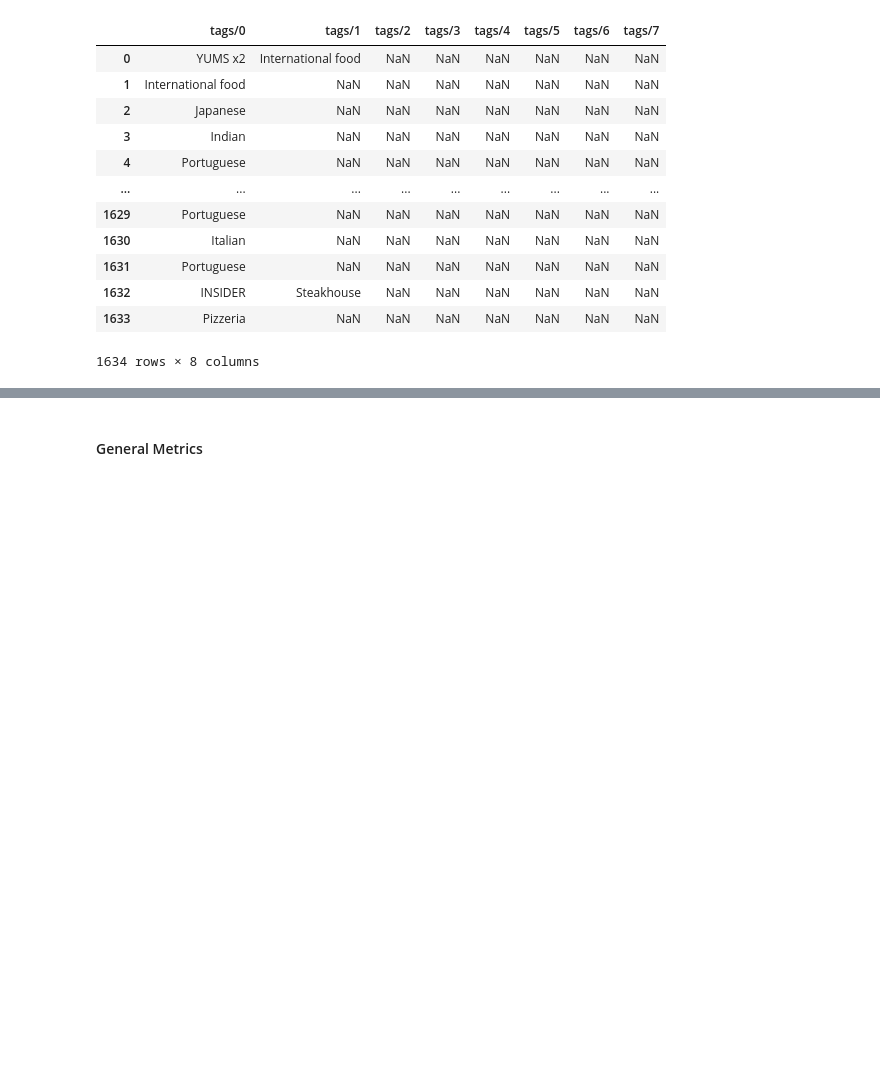
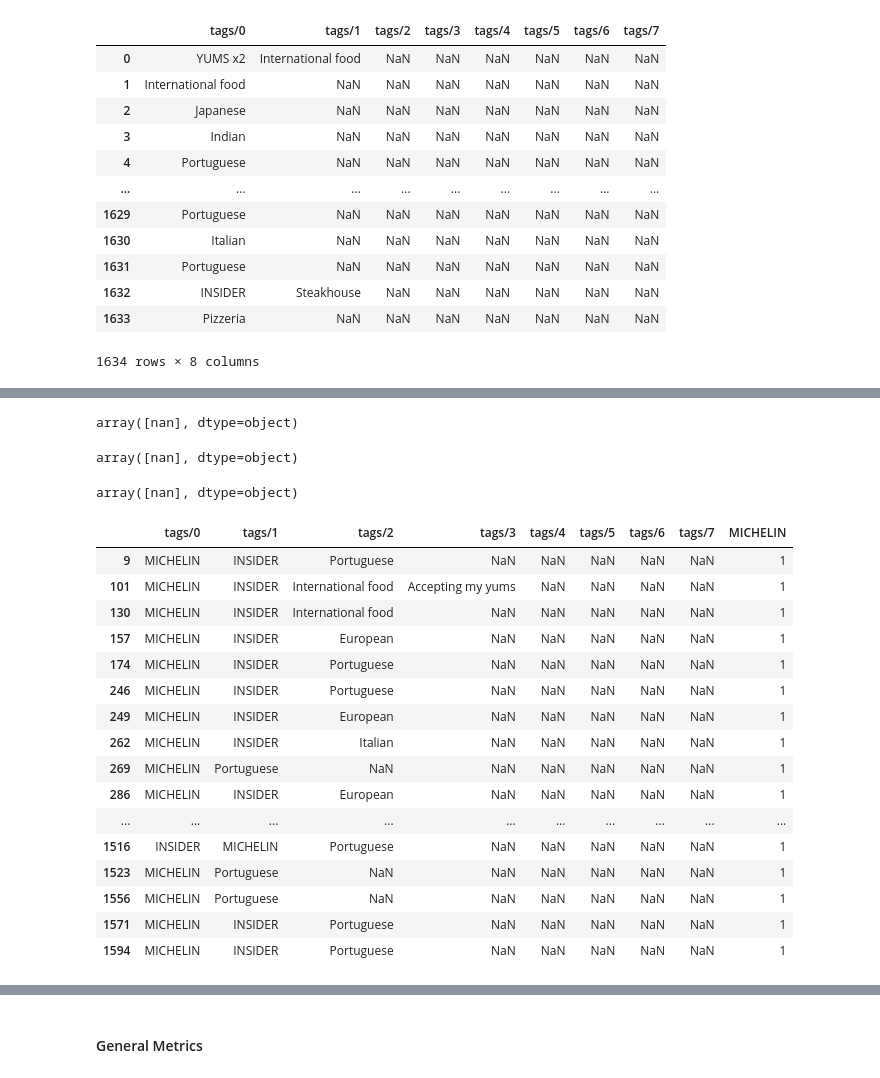
Before and after one commit to shaulleo/FlavourFlix, a Jupyter notebook: EDA1.ipynb, the cells around one changed output, grey strips where cells are left out. Drawn from its saved outputs; the diff is of its cells as text; code cells hidden in the pictures; blank space fills up the shorter version.

```diff
--- a/EDA1.ipynb
+++ b/EDA1.ipynb
@@ -328,0 +369,12 @@ df_tags
+# %%
+df_tags['tags/5'].unique()
+# %% [output]
+array([nan], dtype=object)
+# %%
+df_tags['tags/6'].unique()
+# %% [output]
+array([nan], dtype=object)
+# %%
+df_tags['tags/7'].unique()
+# %% [output]
+array([nan], dtype=object)
@@ -328,0 +383,22 @@ df_tags
+# %%
+df_tags['MICHELIN'] = df_tags.apply(lambda row: 1 if 'MICHELIN' in row.values else 0, axis=1)
+# %%
+df_tags[df_tags['MICHELIN']==1]
+# %% [output]
+|  | tags/0 | tags/1 | tags/2 | tags/3 | tags/4 | tags/5 | tags/6 | tags/7 | MICHELIN |
+| 9 | MICHELIN | INSIDER | Portuguese | NaN | NaN | NaN | NaN | NaN | 1 |
+| 101 | MICHELIN | INSIDER | International food | Accepting my yums | NaN | NaN | NaN | NaN | 1 |
+| 130 | MICHELIN | INSIDER | International food | NaN | NaN | NaN | NaN | NaN | 1 |
+| 157 | MICHELIN | INSIDER | European | NaN | NaN | NaN | NaN | NaN | 1 |
+| 174 | MICHELIN | INSIDER | Portuguese | NaN | NaN | NaN | NaN | NaN | 1 |
+| 246 | MICHELIN | INSIDER | Portuguese | NaN | NaN | NaN | NaN | NaN | 1 |
+| 249 | MICHELIN | INSIDER | European | NaN | NaN | NaN | NaN | NaN | 1 |
+| 262 | MICHELIN | INSIDER | Italian | NaN | NaN | NaN | NaN | NaN | 1 |
+| 269 | MICHELIN | Portuguese | NaN | NaN | NaN | NaN | NaN | NaN | 1 |
+| 286 | MICHELIN | INSIDER | European | NaN | NaN | NaN | NaN | NaN | 1 |
+| ... | ... | ... | ... | ... | ... | ... | ... | ... | ... |
+| 1516 | INSIDER | MICHELIN | Portuguese | NaN | NaN | NaN | NaN | NaN | 1 |
+| 1523 | MICHELIN | Portuguese | NaN | NaN | NaN | NaN | NaN | NaN | 1 |
+| 1556 | MICHELIN | Portuguese | NaN | NaN | NaN | NaN | NaN | NaN | 1 |
+| 1571 | MICHELIN | INSIDER | Portuguese | NaN | NaN | NaN | NaN | NaN | 1 |
+| 1594 | MICHELIN | INSIDER | Portuguese | NaN | NaN | NaN | NaN | NaN | 1 |
```
Also changed, not shown: parts of 28 cells of this notebook, 3 other files.
